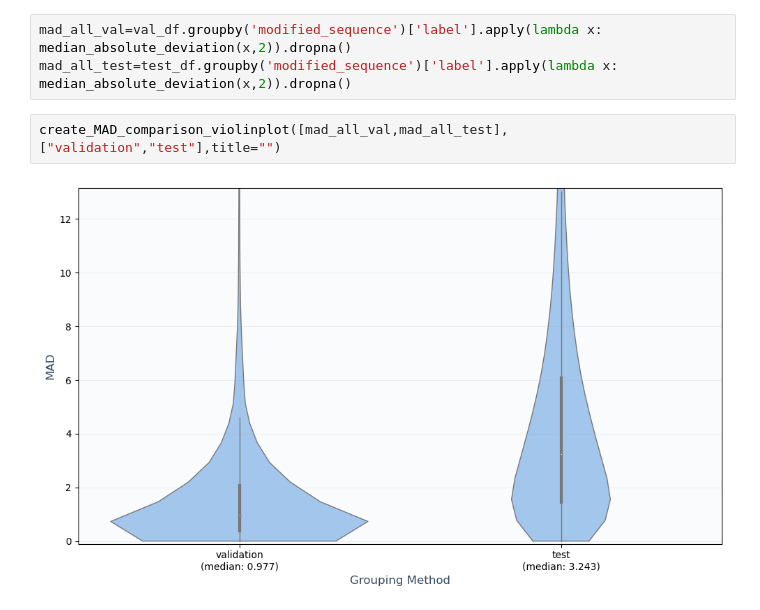
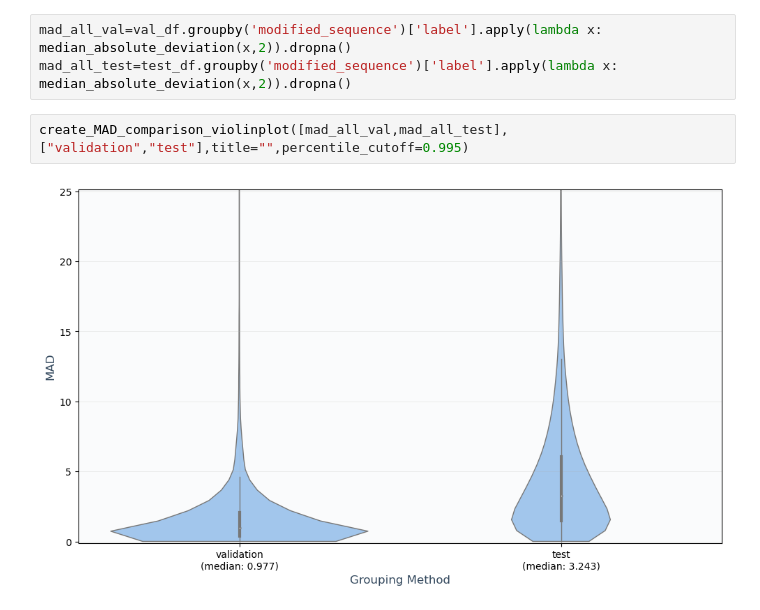
Before and after one commit to WannesLamberts/MTL-peptide-property-prediction-pool, a Jupyter notebook: notebooks/data_analysis/analysis_preprocessed.ipynb, the cells around one changed output. Drawn from its saved outputs; the diff is of its cells as text.

```diff
--- a/notebooks/data_analysis/analysis_preprocessed.ipynb
+++ b/notebooks/data_analysis/analysis_preprocessed.ipynb
@@ -195,6 +155,6 @@ test_df = apply_index_file(df,TEST)
 mad_all_val=val_df.groupby('modified_sequence')['label'].apply(lambda x: median_absolute_deviation(x,2)).dropna()
 mad_all_test=test_df.groupby('modified_sequence')['label'].apply(lambda x: median_absolute_deviation(x,2)).dropna()
 # %%
-create_MAD_comparison_violinplot([mad_all_val,mad_all_test],["validation","test"],title="")
+create_MAD_comparison_violinplot([mad_all_val,mad_all_test],["validation","test"],title="",percentile_cutoff=0.995)
 # %% [output]
-[figure, old version]
+[figure, new version]
```
Also changed, not shown: parts of 14 cells of this notebook, 3 other files.
